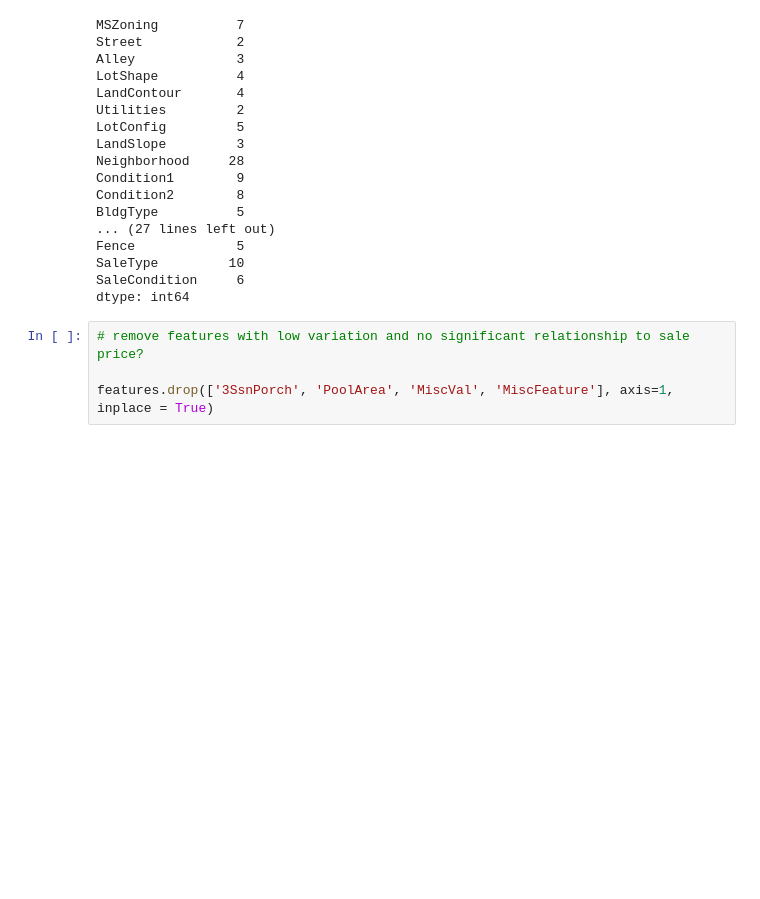
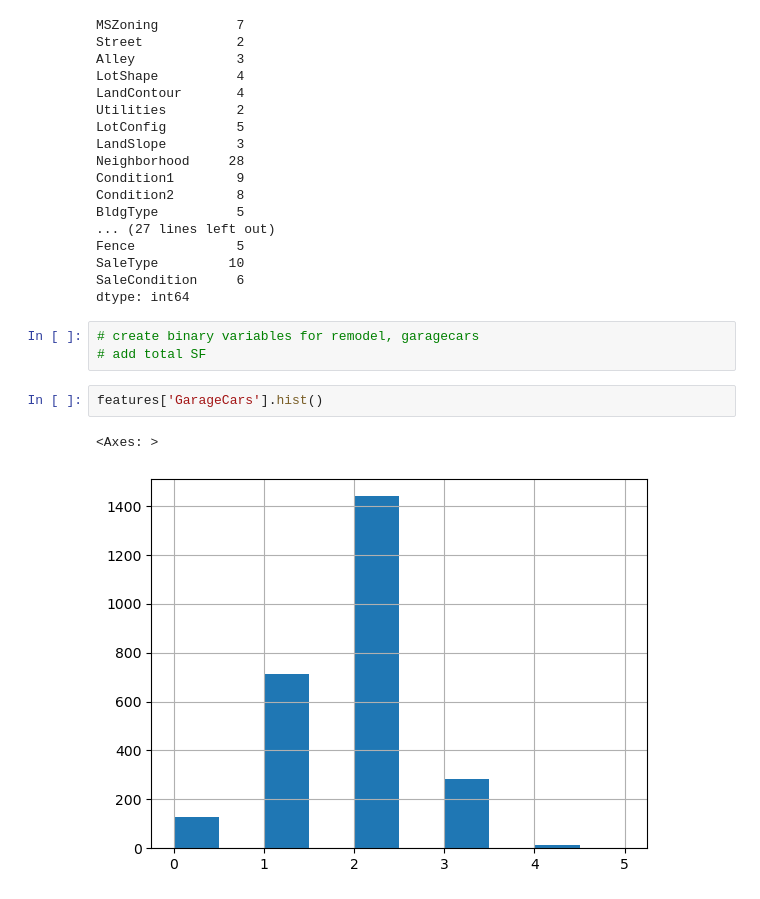
Before and after one commit to ersdanforth/ames_housing, a Jupyter notebook: feature_engineering.ipynb, the cells around one changed output. Drawn from its saved outputs; the diff is of its cells as text; blank space fills up the shorter version.

```diff
--- a/feature_engineering.ipynb
+++ b/feature_engineering.ipynb
@@ -172,7 +136,11 @@ Fence             5
 SaleType         10
 SaleCondition     6
 dtype: int64
-# %%
-# remove features with low variation and no significant relationship to sale price?
-
-features.drop(['3SsnPorch', 'PoolArea', 'MiscVal', 'MiscFeature'], axis=1, inplace = True)
+# %%
+# create binary variables for remodel, garagecars
+# add total SF
+# %%
+features['GarageCars'].hist()
+# %% [output]
+<Axes: >
+[figure, added]
```
Also changed, not shown: parts of 14 cells of this notebook, 4 other files.
